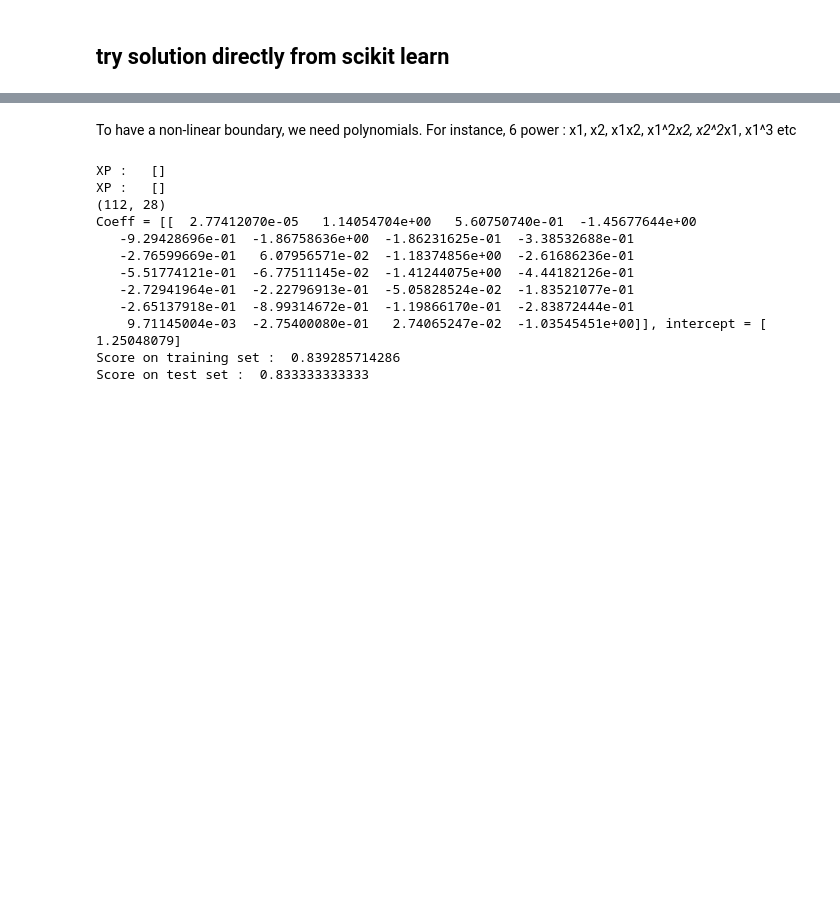
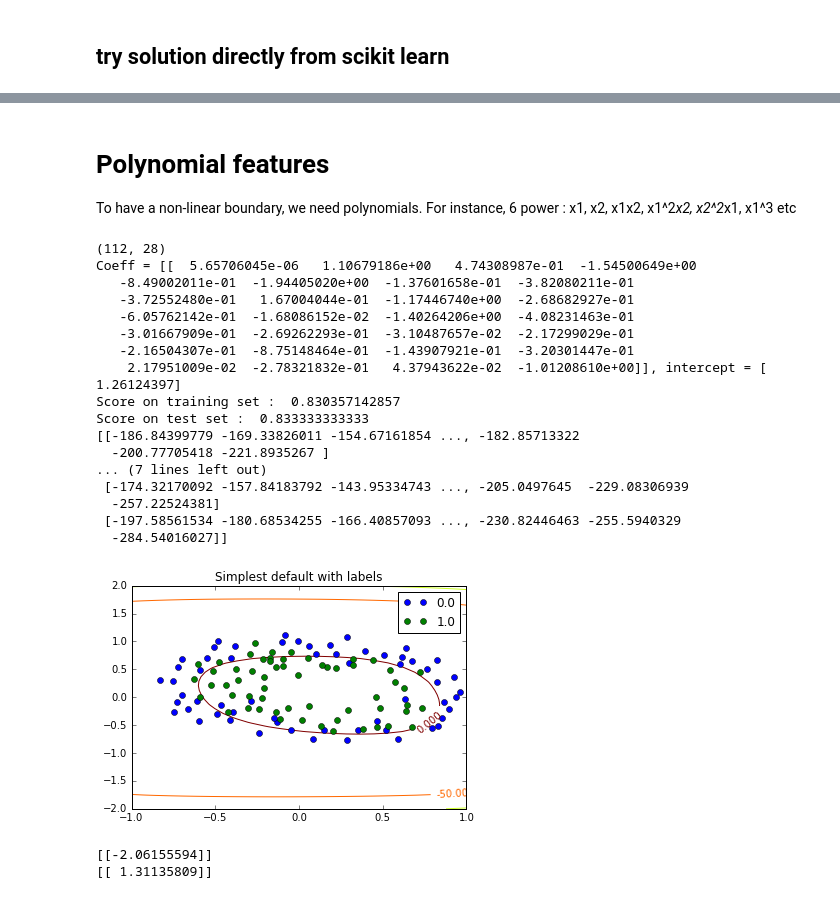
Before and after one commit to MrGreenRubato/notebooks, a Jupyter notebook: MLC/MLC_2/ex2 - Regularized Logistic Regression.ipynb, the cells around one changed output, grey strips where cells are left out. Drawn from its saved outputs; the diff is of its cells as text; code cells hidden in the pictures; blank space fills up the shorter version.

Commit message:
Logistic polynomial regression : Added contour plot

```diff
--- a/MLC/MLC_2/ex2 - Regularized Logistic Regression.ipynb
+++ b/MLC/MLC_2/ex2 - Regularized Logistic Regression.ipynb
@@ -125,4 +127,5 @@ Predict on small test :  [ 1.  1.  1.  0.  0.  1.  0.]
 # %% [markdown]
+# Polynomial features
 To have a non-linear boundary, we need polynomials. For instance, 6 power :
 x1, x2, x1x2, x1^2*x2, x2^2*x1, x1^3 etc
 # %%
@@ -144,41 +147,90 @@ XP_test = generatePolynomials(6, X_test)
 
 #print(XP_train)
 print(XP_train.shape)
 
 lr.fit(XP_train,y_train)
 lr.get_params()
 
 print('Coeff = {}, intercept = {}'.format(lr.coef_, lr.intercept_ ))
 
 print('Score on training set : ', lr.score(XP_train,y_train))
 print('Score on test set : ', lr.score(XP_test,y_test))
 
-def plotDescisionBoundaryPoly(lr):
+def plotDecisionBoundaryPoly(lr):
 
     h = .02
     x_min, x_max = XP_train[:, 0].min() - 1, XP_train[:, 0].max() + 1
     y_min, y_max = XP_train[:, 1].min() - 1, XP_train[:, 1].max() + 1
     xx, yy = np.meshgrid(np.arange(x_min, x_max, h),
                          np.arange(y_min, y_max, h))
 
 
     # Plot the decision boundary. For that, we will assign a color to each
     # point in the mesh [x_min, m_max]x[y_min, y_max].
     Z = lr.predict(np.c_[xx.ravel(), yy.ravel()])
 
     # Put the result into a color plot
     Z = Z.reshape(xx.shape)
     plt.contour(xx, yy, Z, cmap=plt.cm.Paired)
+
+
+def plotDecisionBoundaryPoly2(lr):
+    u = np.linspace(-2, 2, 50)
+    v = np.linspace(-2, 2, 50)
+
+    z = np.zeros((len(u), len(v)))
+
+    # for each tuple, evaluate z (after generating polynomials)
+    for i in range (len(u)):
+        for j in range (len(v)):
+            x = np.array([ u[i], v[j]]).reshape(1,2)
+            #print('u,v = ',x)
+
+            temp = generatePolynomials(6, x)
+            #print('poly uv = ', temp)
+            zt = np.dot(temp,lr.coef_.transpose()) + lr.intercept_
+            #print('z', zt)
+            z[i,j] = zt
+    print(z)
+    cs = plt.contour(u, v, z)
+    plt.clabel(cs, inline=1, fontsize=10)
+    plt.title('Simplest default with labels')
+
+plt.xlim(-1,1)
+plt.ylim(-2,2)
+for name, group in groups:
+    plt.plot(group.x, group.y, marker='o', linestyle='', ms=6, label=name)
+plotDecisionBoundaryPoly2(lr)
+plt.legend()
+plt.show()
 # %% [output]
-XP :   []
-XP :   []
 (112, 28)
-Coeff = [[  2.77412070e-05   1.14054704e+00   5.60750740e-01  -1.45677644e+00
-   -9.29428696e-01  -1.86758636e+00  -1.86231625e-01  -3.38532688e-01
-   -2.76599669e-01   6.07956571e-02  -1.18374856e+00  -2.61686236e-01
-   -5.51774121e-01  -6.77511145e-02  -1.41244075e+00  -4.44182126e-01
-   -2.72941964e-01  -2.22796913e-01  -5.05828524e-02  -1.83521077e-01
-   -2.65137918e-01  -8.99314672e-01  -1.19866170e-01  -2.83872444e-01
-    9.71145004e-03  -2.75400080e-01   2.74065247e-02  -1.03545451e+00]], intercept = [ 1.25048079]
-Score on training set :  0.839285714286
+Coeff = [[  5.65706045e-06   1.10679186e+00   4.74308987e-01  -1.54500649e+00
+   -8.49002011e-01  -1.94405020e+00  -1.37601658e-01  -3.82080211e-01
+   -3.72552480e-01   1.67004044e-01  -1.17446740e+00  -2.68682927e-01
+   -6.05762142e-01  -1.68086152e-02  -1.40264206e+00  -4.08231463e-01
+   -3.01667909e-01  -2.69262293e-01  -3.10487657e-02  -2.17299029e-01
+   -2.16504307e-01  -8.75148464e-01  -1.43907921e-01  -3.20301447e-01
+    2.17951009e-02  -2.78321832e-01   4.37943622e-02  -1.01208610e+00]], intercept = [ 1.26124397]
+Score on training set :  0.830357142857
 Score on test set :  0.833333333333
+[[-186.84399779 -169.33826011 -154.67161854 ..., -182.85713322
+  -200.77705418 -221.8935267 ]
+... (7 lines left out)
+ [-174.32170092 -157.84183792 -143.95334743 ..., -205.0497645  -229.08306939
+  -257.22524381]
+ [-197.58561534 -180.68534255 -166.40857093 ..., -230.82446463 -255.5940329
+  -284.54016027]]
+[figure, added]
+# %%
+x = np.array([ -0.5, 1]).reshape(1,2)
+temp = generatePolynomials(6, x)
+zt = np.dot(temp,lr.coef_.transpose()) + lr.intercept_
+print(zt)
+x = np.array([ 0, 0.5]).reshape(1,2)
+temp = generatePolynomials(6, x)
+zt = np.dot(temp,lr.coef_.transpose()) + lr.intercept_
+print(zt)
+# %% [output]
+[[-2.06155594]]
+[[ 1.31135809]]
```
Also changed, not shown: parts of 4 cells of this notebook.
